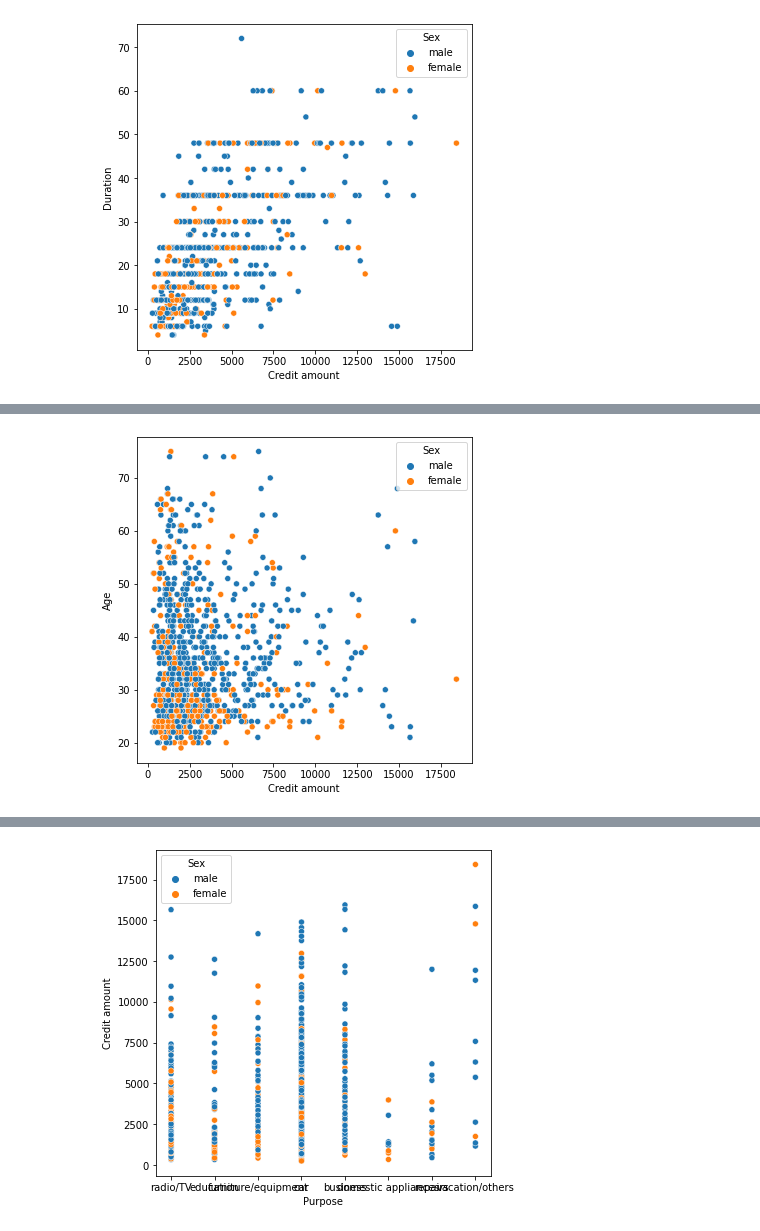
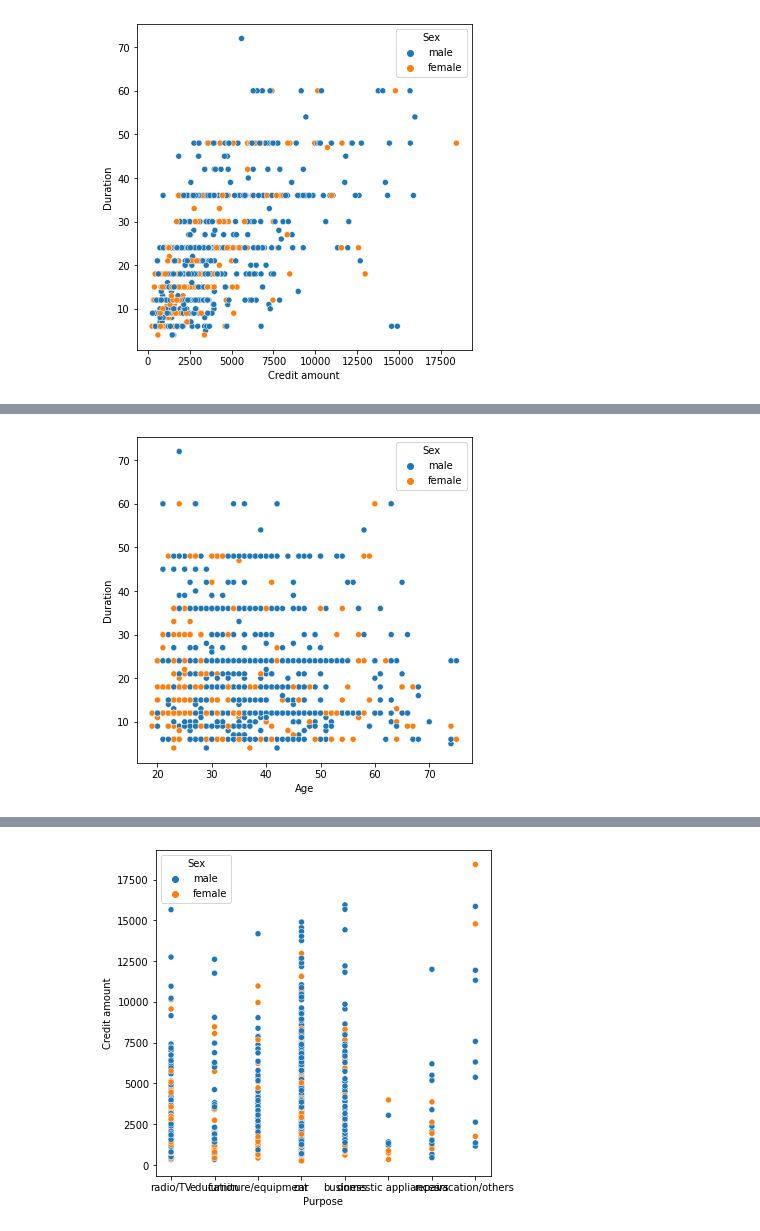
Before and after one commit to earo12/Analyzing-Screen-Time, a Jupyter notebook: Credit_Risk.ipynb, the cells around one changed output, grey strips where cells are left out. Cells and saved outputs as stored; diff of their text form; code cells hidden in the pictures.

Commit message:
Changed hue and axes in some plots

```diff
--- a/Credit_Risk.ipynb
+++ b/Credit_Risk.ipynb
@@ -177,5 +182,5 @@ plt.show()
 # %%
-sns.scatterplot(data = df, x = df['Credit amount'], y = df['Age'], hue = df['Sex'])
+sns.scatterplot(data = df, x = df['Age'], y = df['Duration'], hue = df['Sex'])
 plt.show()
 # %% [output]
-[figure, old version]
+[figure, new version]
```
Also changed, not shown: parts of 6 cells of this notebook.
